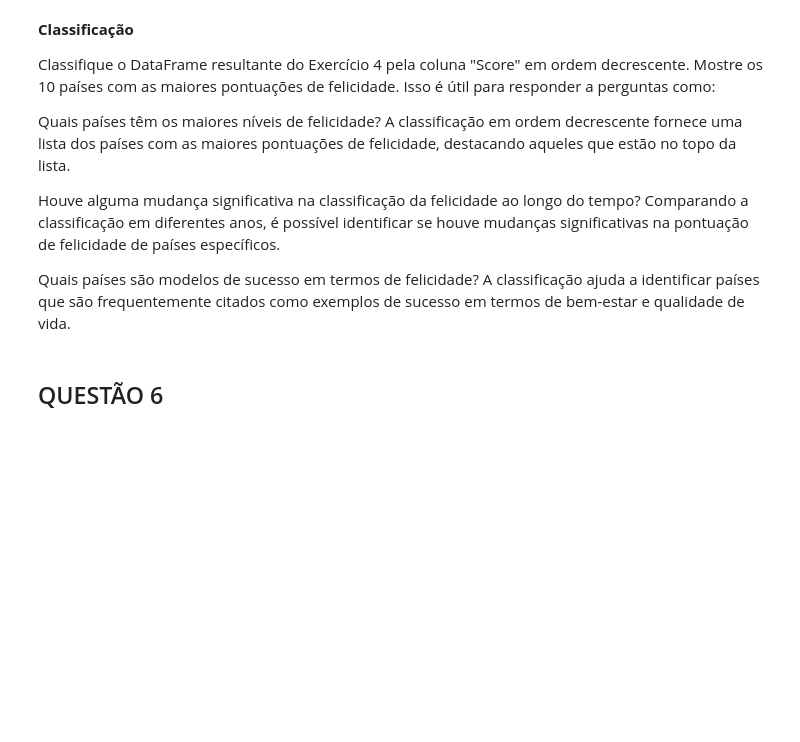
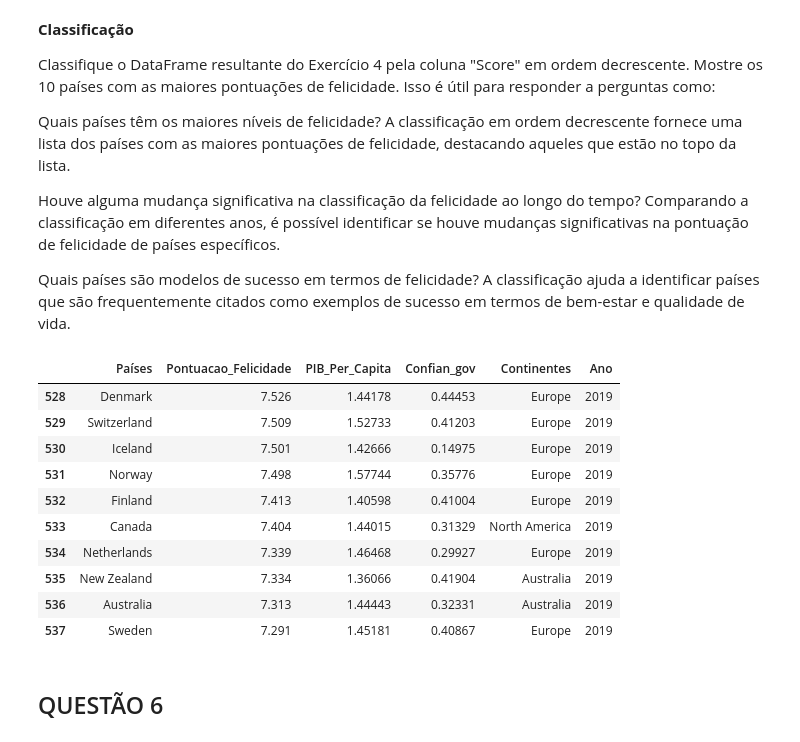
Before and after one commit to pedrohsc-dev/lista_5_de_exercicios, a Jupyter notebook: lista5pandas1.ipynb, the cells around one changed output. Saved outputs shown, nothing was run; the diff lists cells and outputs as text; code cells hidden in the pictures; blank space fills up the shorter version.

```diff
--- a/lista5pandas1.ipynb
+++ b/lista5pandas1.ipynb
@@ -183,6 +229,22 @@ Houve alguma mudança significativa na classificação da felicidade ao longo do
 Quais países são modelos de sucesso em termos de felicidade? A classificação ajuda a identificar países que são frequentemente citados como exemplos de sucesso em termos de bem-estar e qualidade de vida.
 # %%
 #SEU CÓDIGO COMEÇA AQUI##
+
+happiness_top_10 = happiness_2019_acima_media.sort_values("Pontuacao_Felicidade", ascending=False).head(10)
+
+display(happiness_top_10)
+# %% [output]
+|  | Países | Pontuacao_Felicidade | PIB_Per_Capita | Confian_gov | Continentes | Ano |
+| 528 | Denmark | 7.526 | 1.44178 | 0.44453 | Europe | 2019 |
+| 529 | Switzerland | 7.509 | 1.52733 | 0.41203 | Europe | 2019 |
+| 530 | Iceland | 7.501 | 1.42666 | 0.14975 | Europe | 2019 |
+| 531 | Norway | 7.498 | 1.57744 | 0.35776 | Europe | 2019 |
+| 532 | Finland | 7.413 | 1.40598 | 0.41004 | Europe | 2019 |
+| 533 | Canada | 7.404 | 1.44015 | 0.31329 | North America | 2019 |
+| 534 | Netherlands | 7.339 | 1.46468 | 0.29927 | Europe | 2019 |
+| 535 | New Zealand | 7.334 | 1.36066 | 0.41904 | Australia | 2019 |
+| 536 | Australia | 7.313 | 1.44443 | 0.32331 | Australia | 2019 |
+| 537 | Sweden | 7.291 | 1.45181 | 0.40867 | Europe | 2019 |
 # %% [markdown]
 ## QUESTÃO 6
 # %% [markdown]
```
Also changed, not shown: parts of 5 cells of this notebook.
